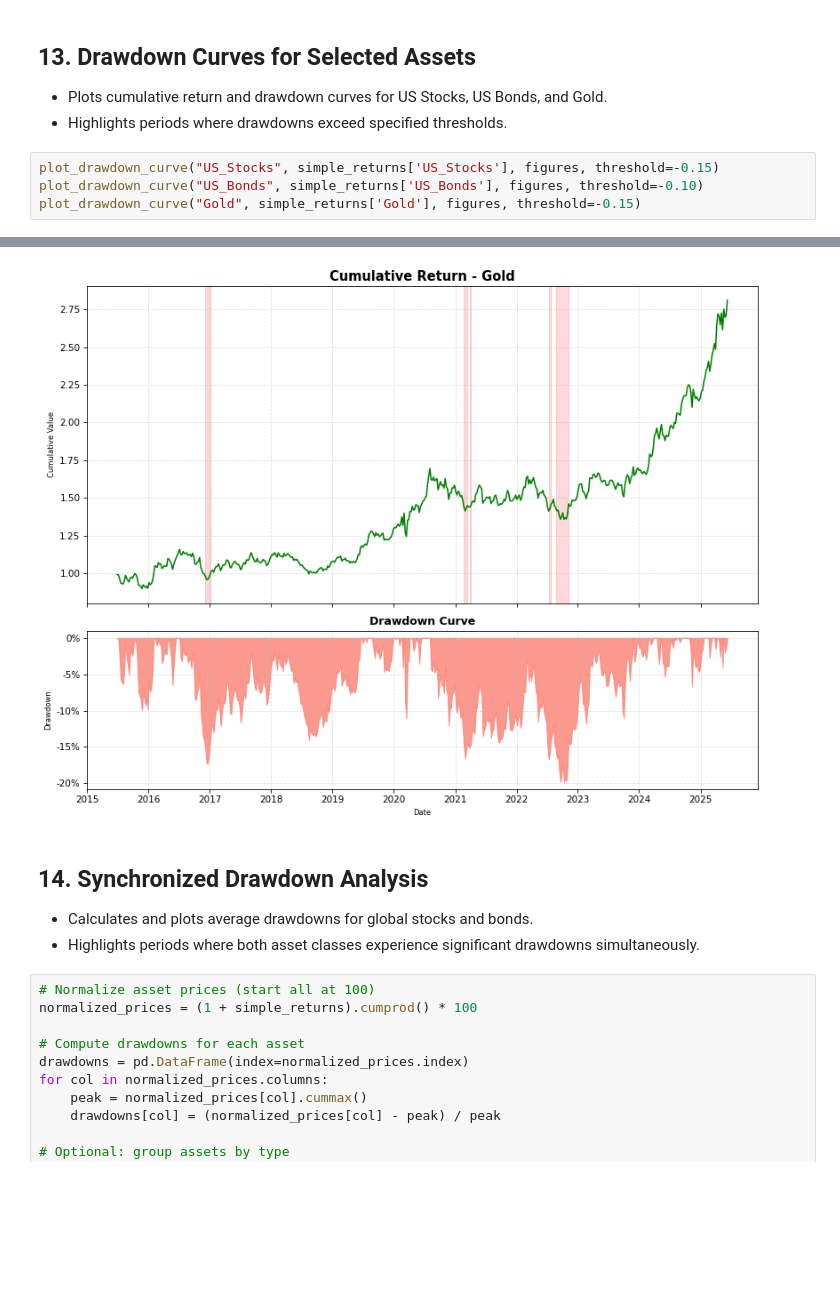
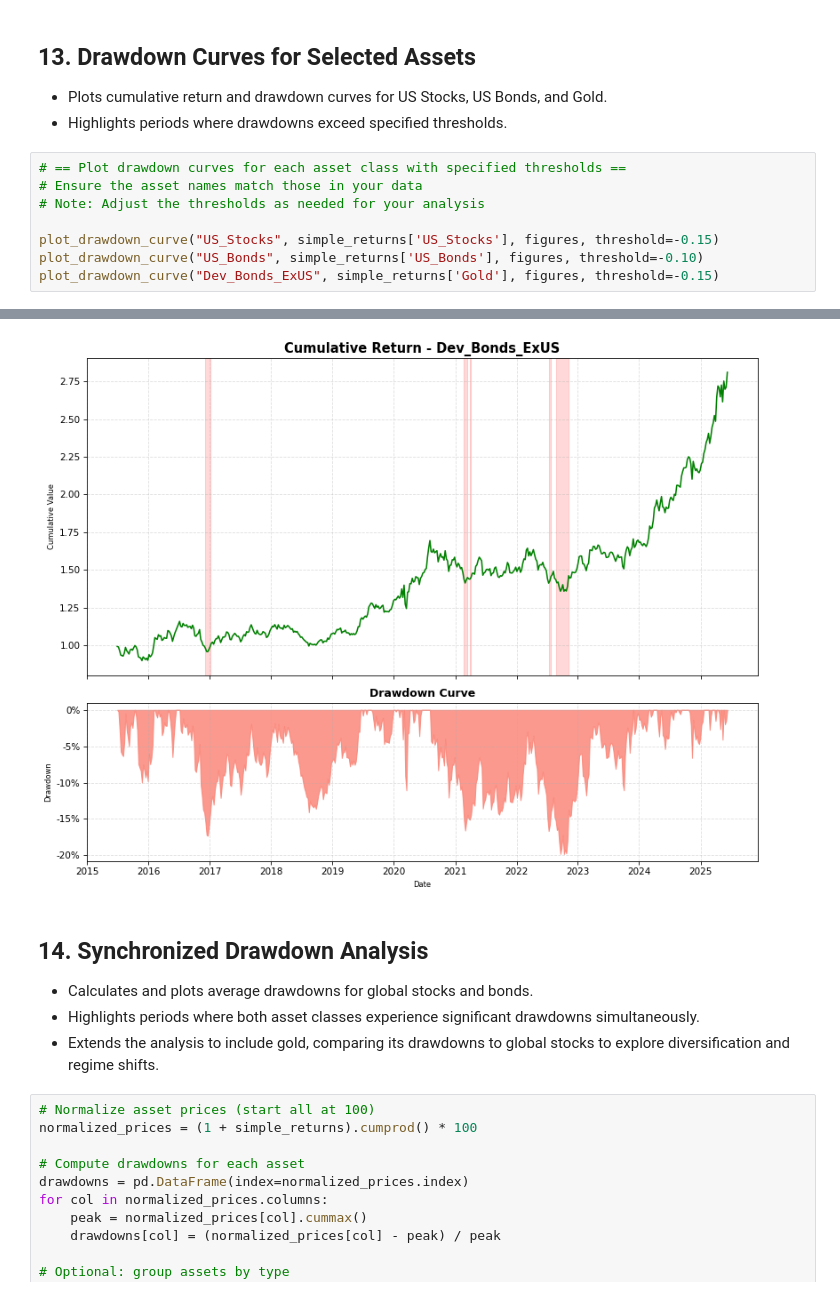
Before and after one commit to o-pelcastre/portfolio-optimization, a Jupyter notebook: portfolio-optimization.ipynb, the cells around one changed output, grey strips where cells are left out. Cells and saved outputs as stored; diff of their text form; blank space fills up the shorter version.

```diff
--- a/portfolio-optimization.ipynb
+++ b/portfolio-optimization.ipynb
@@ -777,18 +824,23 @@ def plot_drawdown_curve(asset_name, returns_series, figures_list, threshold=-0.1
 - Plots cumulative return and drawdown curves for US Stocks, US Bonds, and Gold.
 - Highlights periods where drawdowns exceed specified thresholds.
 # %%
+# == Plot drawdown curves for each asset class with specified thresholds ==
+# Ensure the asset names match those in your data
+# Note: Adjust the thresholds as needed for your analysis
+
 plot_drawdown_curve("US_Stocks", simple_returns['US_Stocks'], figures, threshold=-0.15)
 plot_drawdown_curve("US_Bonds", simple_returns['US_Bonds'], figures, threshold=-0.10)
-plot_drawdown_curve("Gold", simple_returns['Gold'], figures, threshold=-0.15)
+plot_drawdown_curve("Dev_Bonds_ExUS", simple_returns['Gold'], figures, threshold=-0.15)
 # %% [output]
 [figure]
 [figure]
-[figure, old version]
+[figure, new version]
 # %% [markdown]
 ## 14. Synchronized Drawdown Analysis
 
 - Calculates and plots average drawdowns for global stocks and bonds.
 - Highlights periods where both asset classes experience significant drawdowns simultaneously.
+- Extends the analysis to include gold, comparing its drawdowns to global stocks to explore diversification and regime shifts.
 # %%
 # Normalize asset prices (start all at 100)
 normalized_prices = (1 + simple_returns).cumprod() * 100
```
Also changed, not shown: parts of 7 cells of this notebook, 7 other files.
